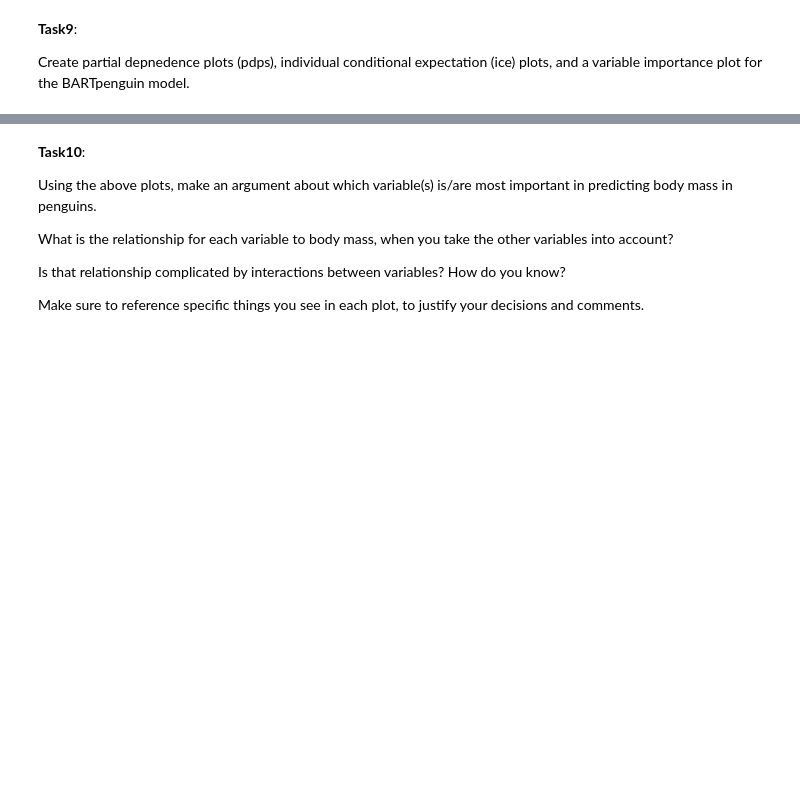
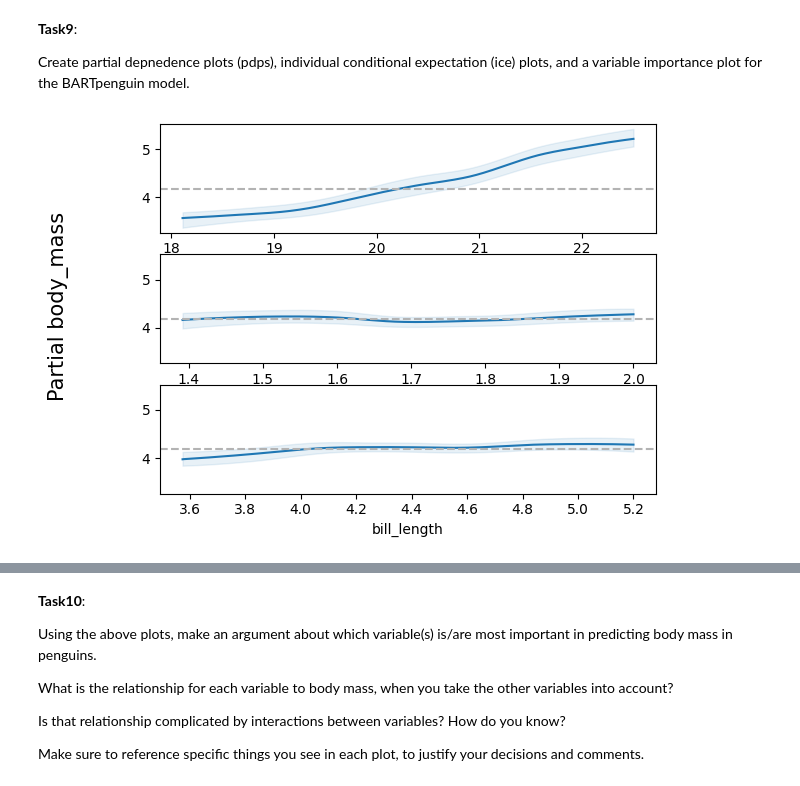
Before and after one commit to rumijay/Data-Science-2025, a Jupyter notebook: Rumi_Unit8ExercisesSF.ipynb, the cells around one changed output, grey strips where cells are left out. Cells and saved outputs as stored; diff of their text form; code cells hidden in the pictures; blank space fills up the shorter version.

```diff
--- a/Rumi_Unit8ExercisesSF.ipynb
+++ b/Rumi_Unit8ExercisesSF.ipynb
@@ -95,3 +149,13 @@ Interpret the plot above in context. Do you think it captures the true associati
 **Task9**:
 
 Create partial depnedence plots (pdps), individual conditional expectation (ice) plots, and a variable importance plot for the BARTpenguin model.
+# %%
+import pymc_bart as pmb
+import matplotlib.pyplot as plt
+
+pmb.plot_pdp( mu,   X=X,   Y=y,   grid="long",   var_discrete=[]
+)
+
+plt.show()
+# %% [output]
+[figure, added]
```
Also changed, not shown: parts of 9 cells of this notebook.
